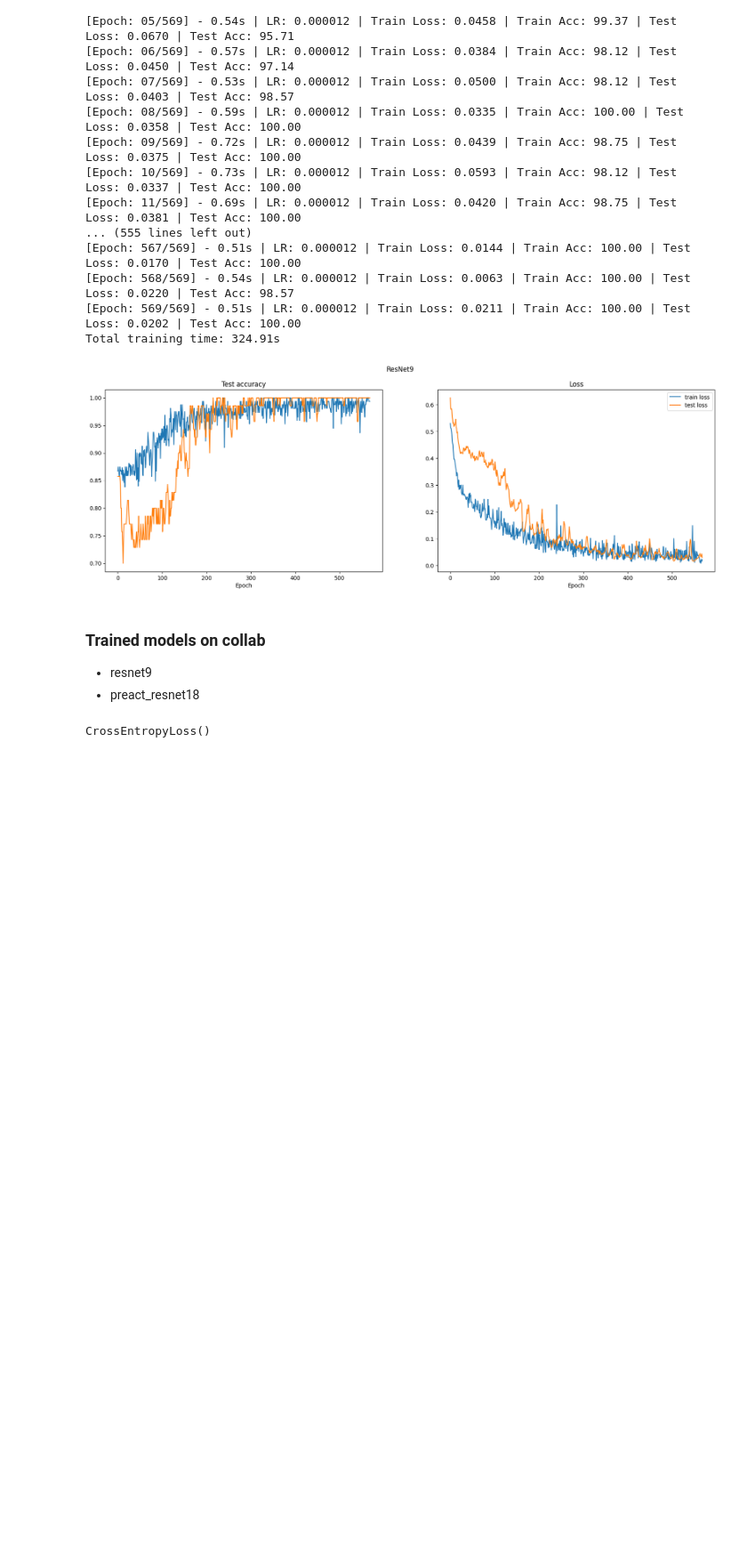
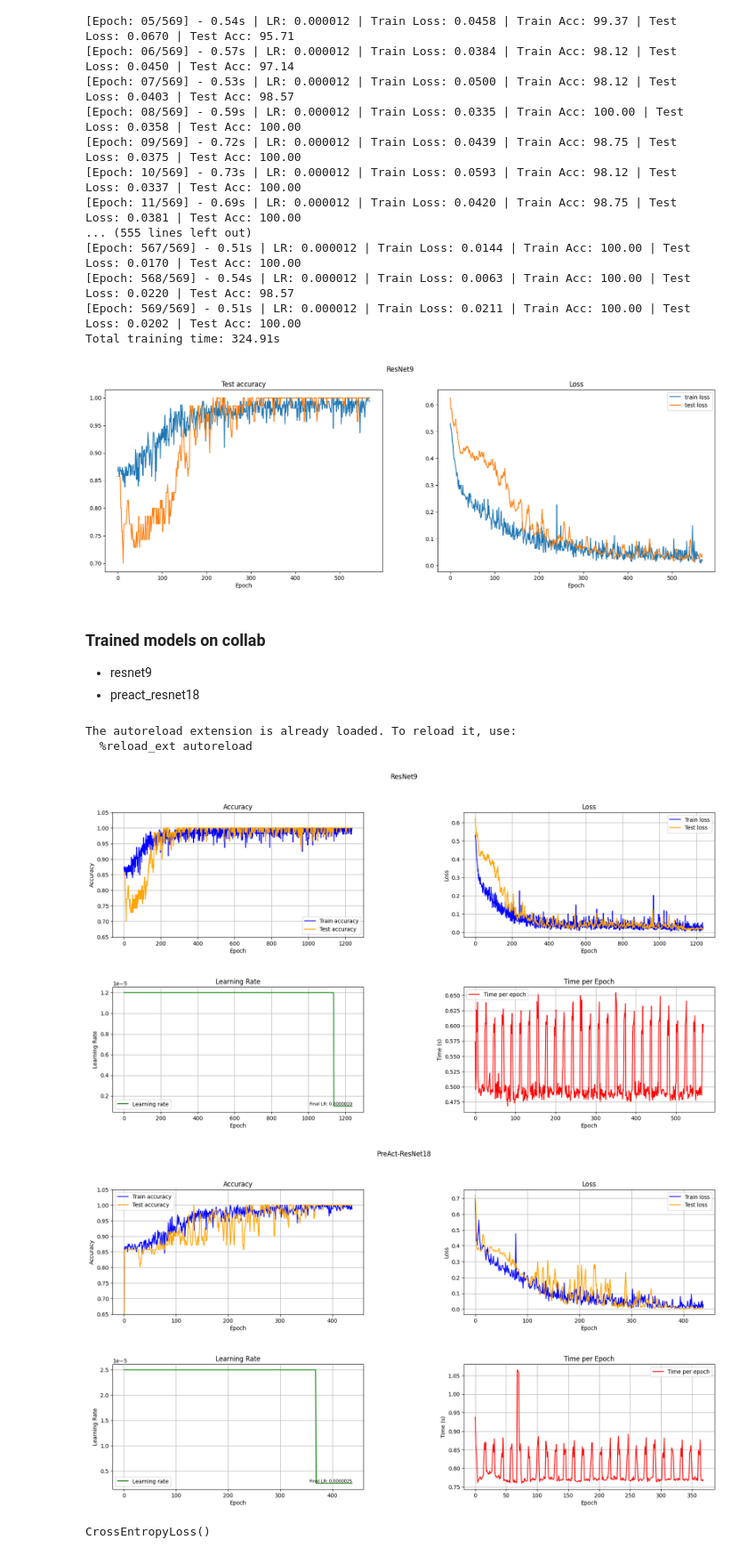
Before and after one commit to hornikmatej/sur_project, a Jupyter notebook: image_cnn.ipynb, the cells around one changed output. Shown: that part at 89% size. Drawn from its saved outputs; the diff is of its cells as text; code cells hidden in the pictures; blank space fills up the shorter version.

Commit message:
better graphs, README update

```diff
--- a/image_cnn.ipynb
+++ b/image_cnn.ipynb
@@ -128,8 +127,30 @@ save_model(model, optimizer_sgd, cfg.EPOCHS, gdrive_path+f"img_model-ResNet9-{be
 - preact_resnet18
 # %%
 from src.trainmodel import load_model
-model_state_dict_resnet9, optimizer_resnet9, start_epoch_resnet9, history_resnet9 = load_model("checkpoints/img_model-ResNet9-1173e.model") # best model for resnet9
-model_state_dict_preactresnet18, optimizer_preactresnet18, start_epoch_preactresnet18, history_preactresnet18 = load_model("checkpoints/img_model-PreAct-ResNet18-404e.model") # best model for preactresnet18
+_, _, _, history_resnet9_1 = load_model("checkpoints/img_model-ResNet9-569e.model")
+_, _, _, history_resnet9_2 = load_model("checkpoints/img_model-ResNet9-1103e.model")
+model_state_dict_resnet9, _, _, history_resnet9_3 = load_model("checkpoints/img_model-ResNet9-1173e.model") # best model for resnet9
+_, _, _, history_preactresnet18_1 = load_model("checkpoints/img_model-PreAct-ResNet18-361e.model")
+model_state_dict_preactresnet18, _, _, history_preactresnet18_2 = load_model("checkpoints/img_model-PreAct-ResNet18-404e.model")
+# model_state_dict_preactresnet18, _, _, history_preactresnet18_3 = load_model("checkpoints/img_model-PreAct-ResNet18-471e.model") # best model for preactresnet18
+
+# combine the histories
+history_resnet9 = history_resnet9_1 + history_resnet9_2 + history_resnet9_3
+history_preactresnet18 = history_preactresnet18_1 + history_preactresnet18_2 #+ history_preactresnet18_3
+# %%
+# for auto-reloading external modules
+%load_ext autoreload
+%autoreload 2
+# plot the graphs
+from src.utils import plot_graphs
+
+plot_graphs(history_resnet9, "ResNet9")
+plot_graphs(history_preactresnet18, "PreAct-ResNet18")
+# %% [output]
+The autoreload extension is already loaded. To reload it, use:
+  %reload_ext autoreload
+[figure, added]
+[figure, added]
 # %%
 # get predictions from test_dataloader_display
 from src.models.resnet9 import ResNet9
```
Also changed, not shown: parts of 9 cells of this notebook, 4 other files.
